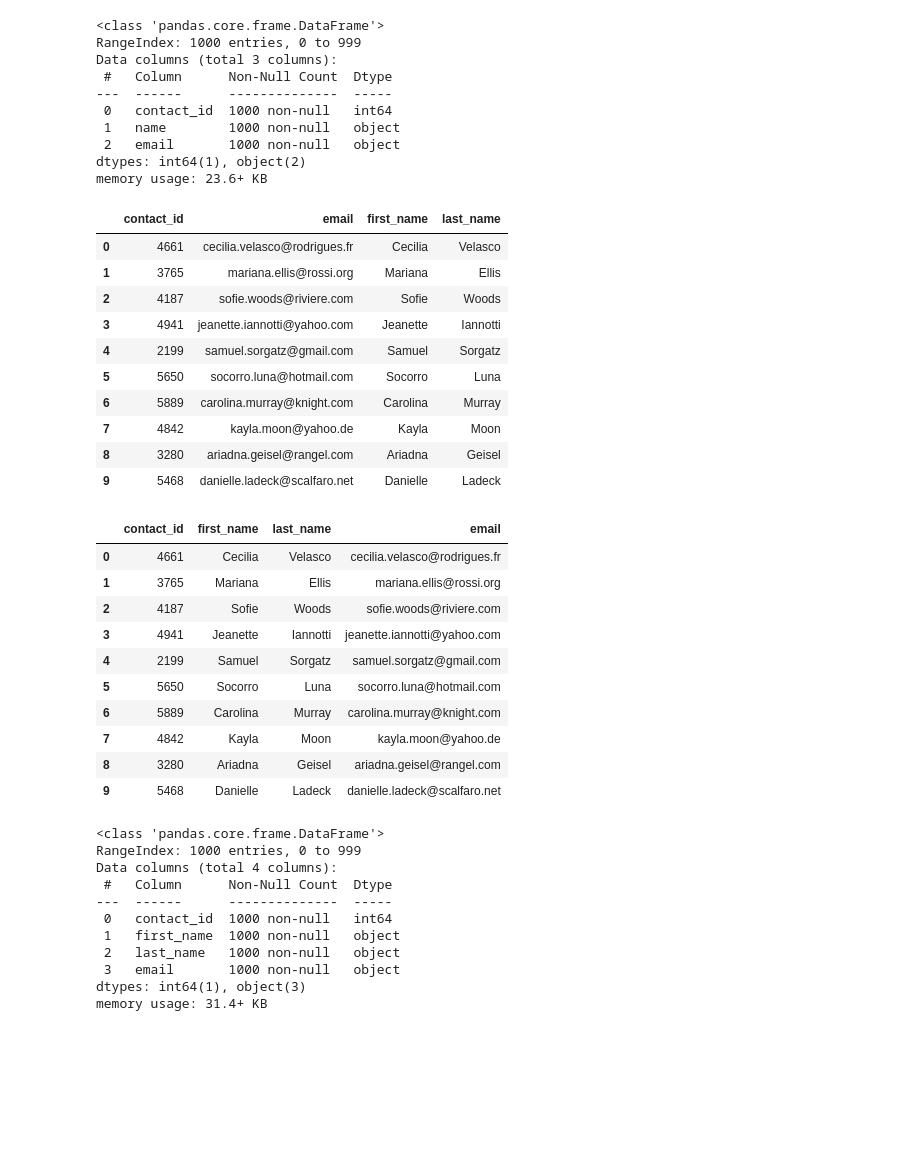
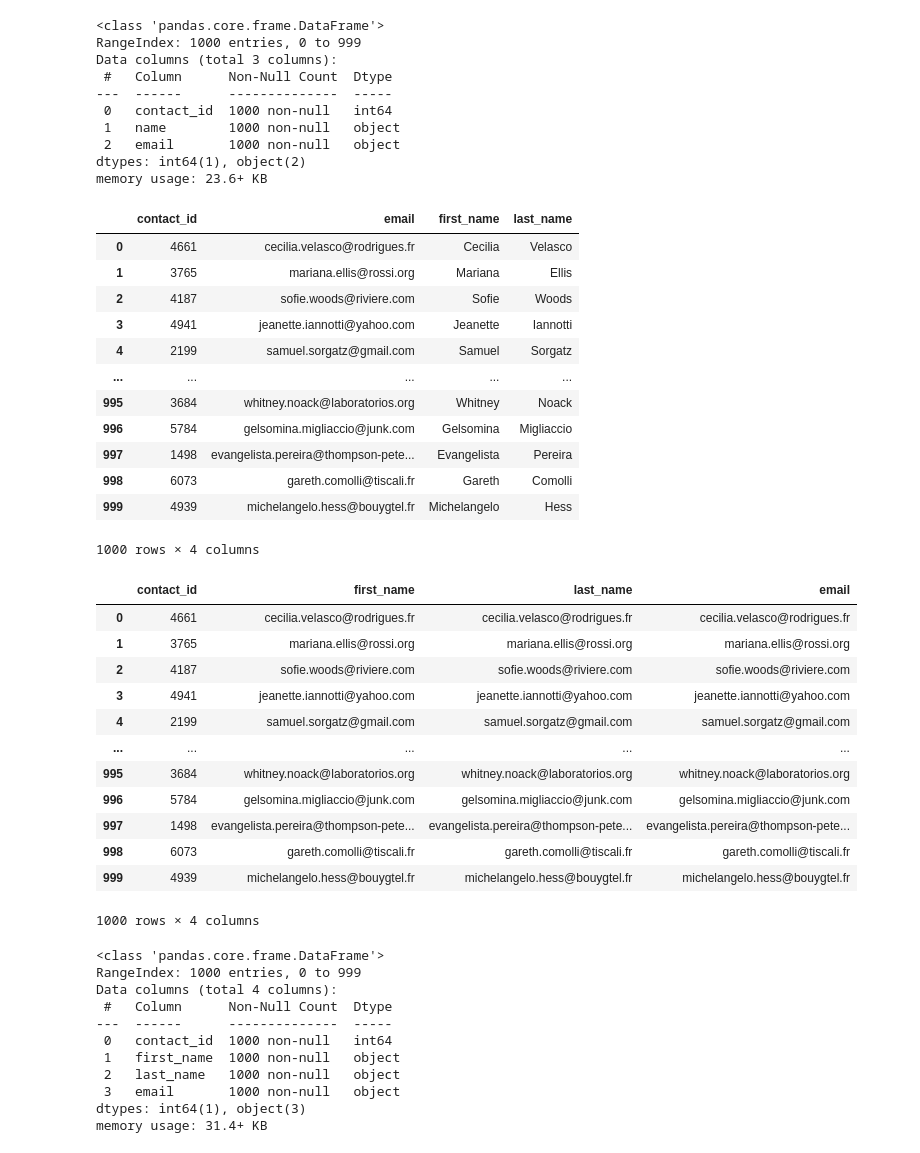
Before and after one commit to Moore-NicholasK/Crowdfunding_ETL, a Jupyter notebook: wip/ETL_Mini_Project_Nmoore_Jcuellar_Jcuellar_wip.ipynb, the cells around one changed output. Cells and saved outputs as stored; diff of their text form; code cells hidden in the pictures; blank space fills up the shorter version.

Commit message:
Contact DataFrame created, csv added

```diff
--- a/wip/ETL_Mini_Project_Nmoore_Jcuellar_Jcuellar_wip.ipynb
+++ b/wip/ETL_Mini_Project_Nmoore_Jcuellar_Jcuellar_wip.ipynb
@@ -295,8 +295,8 @@ campaign_cleaned.to_csv("../Resources/campaign.csv", index=False)
 # %% [markdown]
 ### Extract the contacts.xlsx Data.
 # %%
-# Read the data into a Pandas DataFrame. Use the `header=2` parameter when reading in the data.
-contact_info_df = pd.read_excel('Resources/contacts.xlsx', header=2)
+# Read the data into a Pandas DataFrame. Use the `header=2` parameter when reading in the data
+contact_info_df = pd.read_excel('../Resources/contacts.xlsx', header=3)
 contact_info_df.head()
 # %% [output]
 |  | contact_info |
@@ -329,0 +320,14 @@ print(dict_values)
+# %%
+# Iterate through the contact_info_df and convert each row to a dictionary.
+#iterrow() allows us to iterate through each row in a dataframe
+import json
+dict_values = []
+
+for i, row in contact_info_df.iterrows():#iterates through rows of dataframe
+    data= row['contact_info'] #inside bracket is column name
+    converted_data=json.loads(data) #parse JSON data into a Python dictionary
+    values = [b for c, b in converted_data.items()] #iterate through each row, #b=key and c=value, .items()=to return a view object, which contains the key-value pairs of a dictionary (in other words maintaing the format when we are converting from json to dictionary)
+    dict_values.append(values)
+
+# Print out the list of values for each row.
+print(dict_values)
@@ -330,6 +336,8 @@ print(dict_values)
 # %%
 # Create a contact_info DataFrame and add each list of values, i.e., each row
 # to the 'contact_id', 'name', 'email' columns.
+contact_info=pd.DataFrame(dict_values, columns=['contact_id', 'name', 'email'])
+contact_info
 # %% [output]
 |  | contact_id | name | email |
 | 0 | 4661 | Cecilia Velasco | cecilia.velasco@rodrigues.fr |
@@ -352,9 +368,13 @@ dtypes: int64(1), object(2)
 memory usage: 23.6+ KB
 # %%
 # Create a "first"name" and "last_name" column with the first and last names from the "name" column.
-
+contact_info[['first_name','last_name']]=contact_info['name'].str.split(' ', expand=True)
+contact_info
 
 # Drop the contact_name column
+
+contacts_df_clean=contact_info.drop(columns='name')
+contacts_df_clean
 # %% [output]
 |  | contact_id | email | first_name | last_name |
 | 0 | 4661 | cecilia.velasco@rodrigues.fr | Cecilia | Velasco |
@@ -362,24 +382,30 @@ memory usage: 23.6+ KB
 | 2 | 4187 | sofie.woods@riviere.com | Sofie | Woods |
 | 3 | 4941 | jeanette.iannotti@yahoo.com | Jeanette | Iannotti |
 | 4 | 2199 | samuel.sorgatz@gmail.com | Samuel | Sorgatz |
-| 5 | 5650 | socorro.luna@hotmail.com | Socorro | Luna |
-| 6 | 5889 | carolina.murray@knight.com | Carolina | Murray |
-| 7 | 4842 | kayla.moon@yahoo.de | Kayla | Moon |
-| 8 | 3280 | ariadna.geisel@rangel.com | Ariadna | Geisel |
-| 9 | 5468 | danielle.ladeck@scalfaro.net | Danielle | Ladeck |
+| ... | ... | ... | ... | ... |
+| 995 | 3684 | whitney.noack@laboratorios.org | Whitney | Noack |
+| 996 | 5784 | gelsomina.migliaccio@junk.com | Gelsomina | Migliaccio |
+| 997 | 1498 | evangelista.pereira@thompson-pete... | Evangelista | Pereira |
+| 998 | 6073 | gareth.comolli@tiscali.fr | Gareth | Comolli |
+| 999 | 4939 | michelangelo.hess@bouygtel.fr | Michelangelo | Hess |
+1000 rows × 4 columns
 # %%
 # Reorder the columns
+contacts_df_clean=contacts_df_clean[['contact_id','first_name','last_name','email']]
+contacts_df_clean
 # %% [output]
 |  | contact_id | first_name | last_name | email |
-| 0 | 4661 | Cecilia | Velasco | cecilia.velasco@rodrigues.fr |
-| 1 | 3765 | Mariana | Ellis | mariana.ellis@rossi.org |
-| 2 | 4187 | Sofie | Woods | sofie.woods@riviere.com |
-| 3 | 4941 | Jeanette | Iannotti | jeanette.iannotti@yahoo.com |
-| 4 | 2199 | Samuel | Sorgatz | samuel.sorgatz@gmail.com |
-| 5 | 5650 | Socorro | Luna | socorro.luna@hotmail.com |
-| 6 | 5889 | Carolina | Murray | carolina.murray@knight.com |
-| 7 | 4842 | Kayla | Moon | kayla.moon@yahoo.de |
-| 8 | 3280 | Ariadna | Geisel | ariadna.geisel@rangel.com |
-| 9 | 5468 | Danielle | Ladeck | danielle.ladeck@scalfaro.net |
+| 0 | 4661 | cecilia.velasco@rodrigues.fr | cecilia.velasco@rodrigues.fr | cecilia.velasco@rodrigues.fr |
+| 1 | 3765 | mariana.ellis@rossi.org | mariana.ellis@rossi.org | mariana.ellis@rossi.org |
+| 2 | 4187 | sofie.woods@riviere.com | sofie.woods@riviere.com | sofie.woods@riviere.com |
+| 3 | 4941 | jeanette.iannotti@yahoo.com | jeanette.iannotti@yahoo.com | jeanette.iannotti@yahoo.com |
+| 4 | 2199 | samuel.sorgatz@gmail.com | samuel.sorgatz@gmail.com | samuel.sorgatz@gmail.com |
+| ... | ... | ... | ... | ... |
+| 995 | 3684 | whitney.noack@laboratorios.org | whitney.noack@laboratorios.org | whitney.noack@laboratorios.org |
+| 996 | 5784 | gelsomina.migliaccio@junk.com | gelsomina.migliaccio@junk.com | gelsomina.migliaccio@junk.com |
+| 997 | 1498 | evangelista.pereira@thompson-pete... | evangelista.pereira@thompson-pete... | evangelista.pereira@thompson-pete... |
+| 998 | 6073 | gareth.comolli@tiscali.fr | gareth.comolli@tiscali.fr | gareth.comolli@tiscali.fr |
+| 999 | 4939 | michelangelo.hess@bouygtel.fr | michelangelo.hess@bouygtel.fr | michelangelo.hess@bouygtel.fr |
+1000 rows × 4 columns
 # %%
 # Check the datatypes one more time before exporting as CSV file.
```
Also changed, not shown: parts of 16 cells of this notebook, 4 other files.
